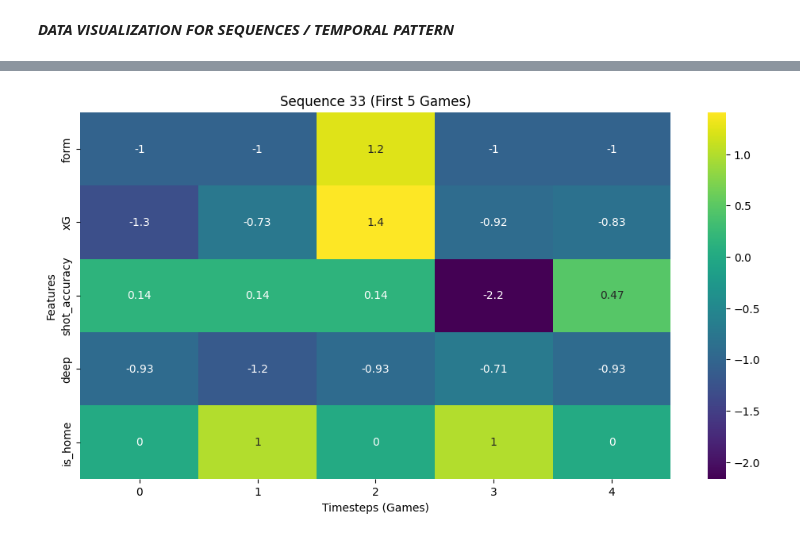
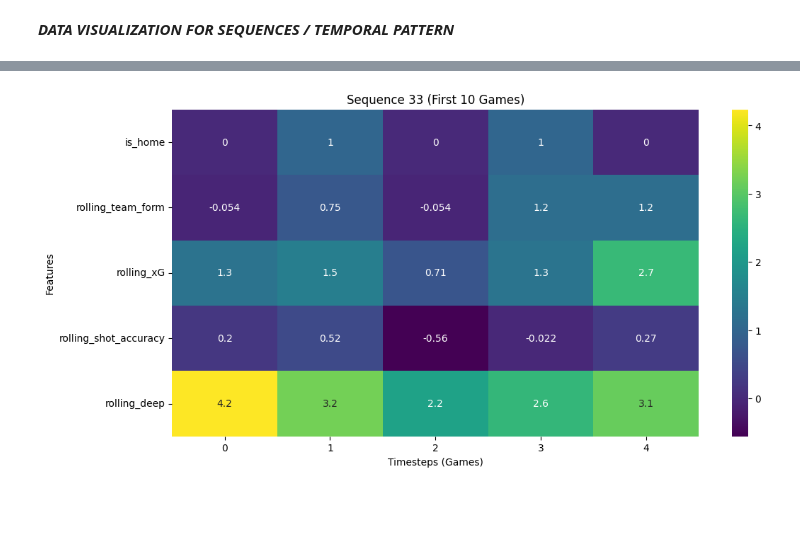
Before and after one commit to Sandeshpokhrel/footballLeaguePredictor-FLP-, a Jupyter notebook: Table_Predictor.ipynb, the cells around one changed output, grey strips where cells are left out. Drawn from its saved outputs; the diff is of its cells as text; code cells hidden in the pictures; blank space fills up the shorter version.

```diff
--- a/Table_Predictor.ipynb
+++ b/Table_Predictor.ipynb
@@ -524,7 +509,7 @@ final_df= final_df.iloc[:, :-1]
 # %%
 final_df.to_csv('/kaggle/working/final_csv.csv')
 # %%
-final_df = final_df.sort_values(by=['team', 'season', 'league_id', 'date'])
+final_df = final_df.sort_values(by=['league_id', 'team', 'season',  'date'])
 final_df.filter([
     'team', 'form', 'rolling_team_form', 'opponent_rolling_deep'
 ]).head(6)
@@ -540,3 +525,5 @@ final_df.filter([
+# %%
+final_df = final_df.groupby('team').apply(lambda x: x.iloc[1:]).reset_index(drop=True)
 # %%
 !pip install scikit-learn
 # !pip install --upgrade tensorflow
@@ -584,0 +566,2 @@ final_df.sort_values(['season', 'team', 'date', 'league_id']).filter(['team', 's
+# %%
+final_df['opponent_code']  = final_df['opponent'].astype('category').cat.codes
@@ -667,24 +648,24 @@ final_val_df.head(50)
 # %%
-from tensorflow.keras.preprocessing.sequence import pad_sequences
+from tensorflow.keras.utils import to_categorical
 feature_cols = [
-        'form', 'xG', 'shot_accuracy', 'deep', 'is_home',
-        'rolling_team_form','rolling_xG', 'rolling_shot_accuracy', 'rolling_deep',
-        'opponent_xG', 'opponent_shot_accuracy',
-       'opponent_deep', 'opponent_rolling_team_form', 'opponent_rolling_xG',
-       'opponent_rolling_shot_accuracy',
-       'opponent_rolling_deep', 'league_id', 'is_newly_promoted'
+         'is_home', 'rolling_team_form','rolling_xG', 'rolling_shot_accuracy', 'rolling_deep',
+        'opponent_rolling_xG' , 'opponent_rolling_team_form', 'opponent_rolling_shot_accuracy',
+        'league_id', 'is_newly_promoted', 'opponent_code', 'gD', 'total_goal_scored', 'total_goal_conceded'
 ]
-def create_sequences(data, window_size = 5, forecast_horizon=5):
+def create_sequences(data, window_size = 5):
     sequences, targets = [], []
-    grouped = data.groupby(['team', 'season', 'league_id'])
-    for (team, season, league_id), group in grouped:
+    grouped = data.groupby(['league_id', 'team', 'season' ])
+    for (league_id, team, season), group in grouped:
         group = group.sort_values('date')
-        if len(group) < (window_size + forecast_horizon):
+        if len(group) < (window_size + 1):
             continue
         X = group[feature_cols].values # it includes array 2-d (34, 23)
-        y = group['total_points'].shift(-forecast_horizon) - group['total_points']
-        y = y.dropna().values
-        for i in range(len(X) - window_size - forecast_horizon +1):
+        # Convert `form` labels to one-hot
+        y = group['form'].values[window_size:]
+        y_mapped = np.where(y == 3, 2, y)  # Use this if labels are 0,1,3 → adjust as needed
+        y_onehot = to_categorical(y_mapped, num_classes=3)
+        # print(y)
+        for i in range(len(X) - window_size):
             sequences.append(X[i:i+window_size])
-            targets.append(y[i])
+            targets.append(y_onehot[i])
     return np.array(sequences), np.array(targets)
@@ -843,23 +842,23 @@ plot_feature_distributions()
 # %%
 def plot_sequence(sequence_idx, max_timesteps=10, n_features=5):
     """Plot first N timesteps of a sample sequence"""
     plt.figure(figsize=(12, 6))
 
     # Get first sequence (padded)
     sample_seq = X_train[sequence_idx][:max_timesteps, :n_features]
 
     # Create heatmap
     sns.heatmap(sample_seq.T, annot=True, cmap='viridis',
                 yticklabels=feature_cols[:n_features])
     plt.title(f"Sequence {sequence_idx} (First {max_timesteps} Games)")
     plt.xlabel("Timesteps (Games)")
     plt.ylabel("Features")
     plt.show()
 
 # Example: First sequence, first 5 features
-plot_sequence(33, max_timesteps=5, n_features=5)
+plot_sequence(33, max_timesteps=10, n_features=5)
 # %% [output]
-[figure, old version]
+[figure, new version]
 # %%
 print("Training mean:", scaler.mean_[:5])  # First 5 features' means
 print("Training std:", scaler.scale_[:5])  # First 5 features' std devs
```
Also changed, not shown: parts of 34 cells of this notebook.
